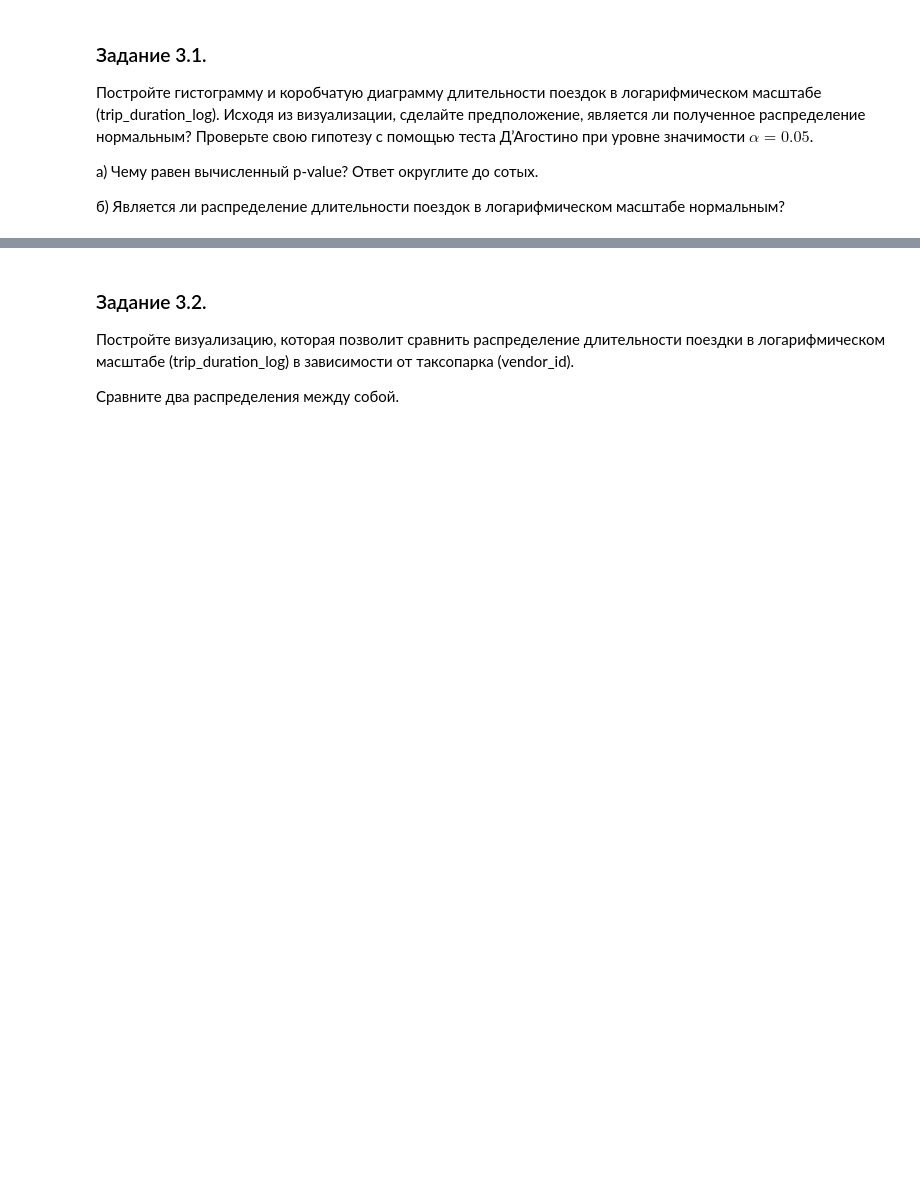
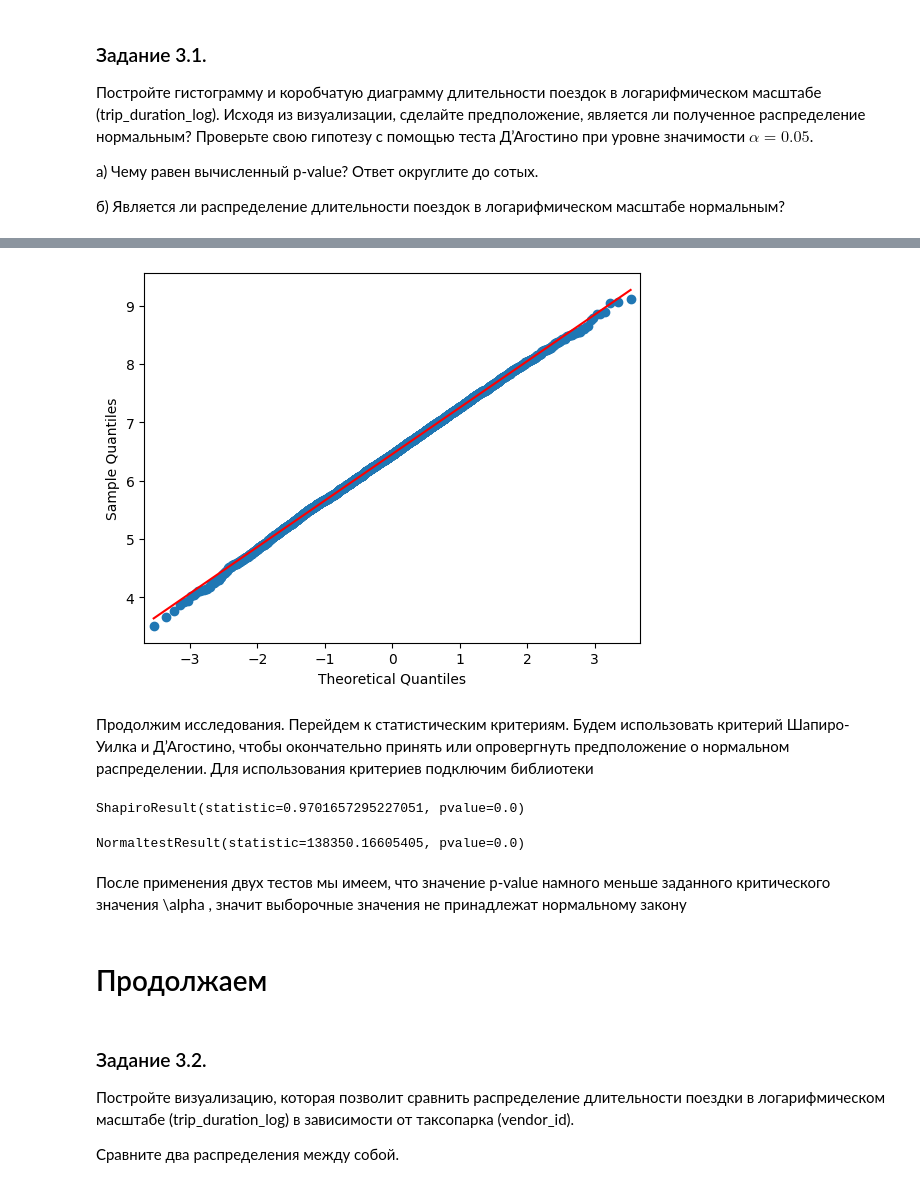
Before and after one commit to GloriTV/Lesson, a Jupyter notebook: MATH&ML/Project-5/Project-5._Ноутбук-шаблон.ipynb, the cells around one changed output, grey strips where cells are left out. Cells and saved outputs as stored; diff of their text form; code cells hidden in the pictures; blank space fills up the shorter version.

```diff
--- a/MATH&ML/Project-5/Project-5._Ноутбук-шаблон.ipynb
+++ b/MATH&ML/Project-5/Project-5._Ноутбук-шаблон.ipynb
@@ -477,3 +538,27 @@ taxi_data['trip_duration_log'] = np.log(taxi_data['trip_duration']+1)
+# %%
+std=taxi_data['trip_duration_log'].std() # вычисляем отклонение
+mean=taxi_data['trip_duration_log'].mean() #вычисляем среднее
+Z=np.random.randn(4909)*std+mean # моделируем нормальное распределение
+qqplot(Z,line='s') # строим график
+pyplot.show()
+# %% [output]
+[figure, added]
+# %% [markdown]
+Продолжим исследования. Перейдем к статистическим критериям. Будем использовать критерий Шапиро-Уилка и Д’Агостино, чтобы окончательно принять или опровергнуть предположение о нормальном распределении. Для использования критериев подключим библиотеки
+# %%
+from scipy.stats import shapiro
+from scipy.stats import normaltest
+display(shapiro(taxi_data['trip_duration_log']))
+# ShapiroResult(statistic=0.9701657295227051, pvalue=0.0)
+normaltest(taxi_data['trip_duration_log'])
+# NormaltestResult(statistic=138350.16605405, pvalue=0.0)
+# %% [output]
+ShapiroResult(statistic=0.9701657295227051, pvalue=0.0)
+NormaltestResult(statistic=138350.16605405, pvalue=0.0)
+# %% [markdown]
+После применения двух тестов мы имеем, что значение p-value намного меньше заданного критического значения \alpha , значит выборочные значения не принадлежат нормальному закону
+# %% [markdown]
+# Продолжаем
 # %% [markdown]
 ### Задание 3.2.
 Постройте визуализацию, которая позволит сравнить распределение длительности поездки в логарифмическом масштабе (trip_duration_log) в зависимости от таксопарка (vendor_id).
```
Also changed, not shown: parts of 57 cells of this notebook.
